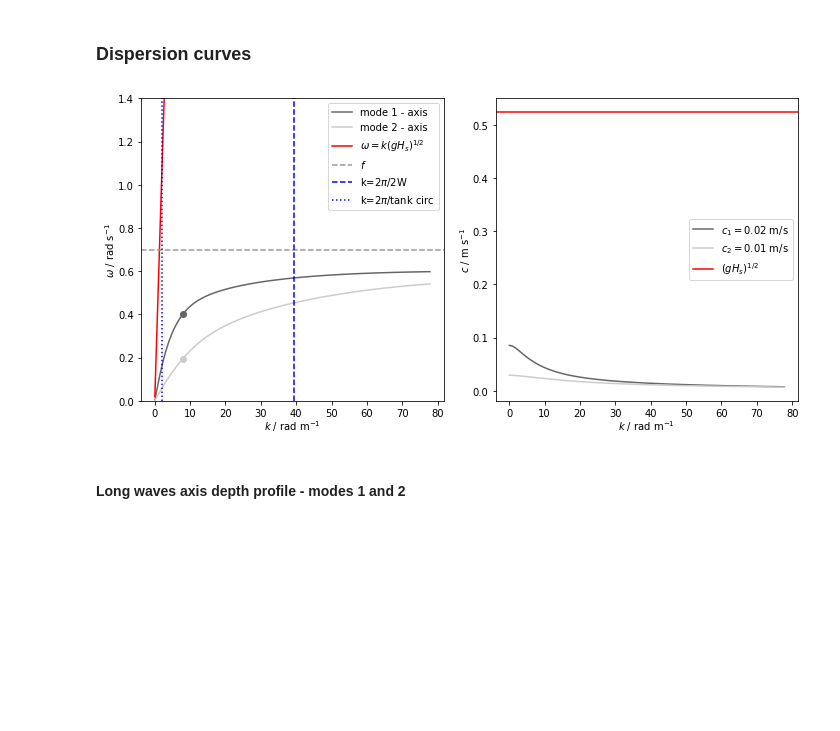
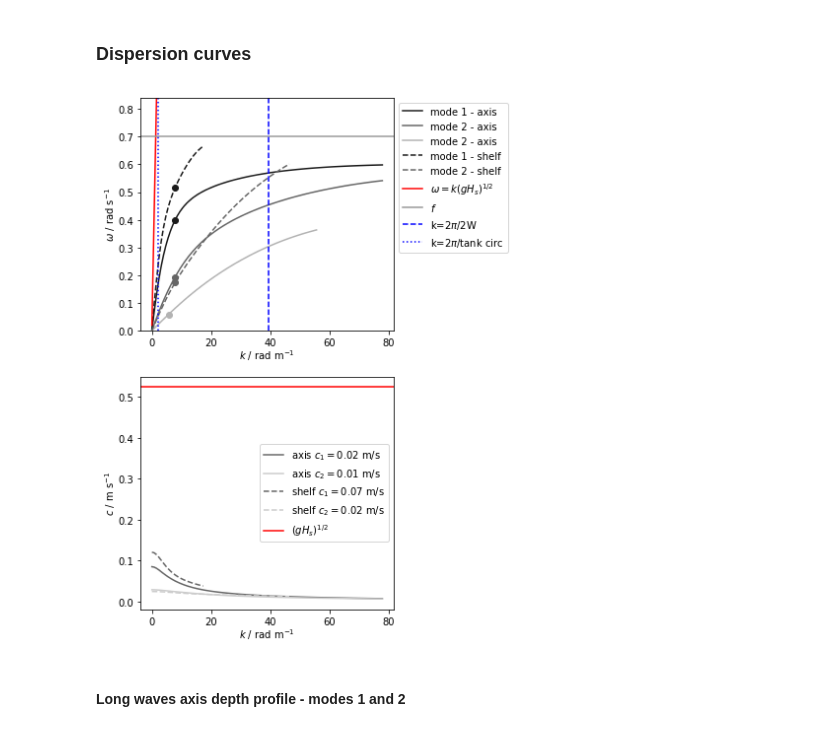
Before and after one commit to UBC-MOAD/MultipleCanyons, a Jupyter notebook: CTWs/notebooks/DYE01_modes.ipynb, the cells around one changed output. Drawn from its saved outputs; the diff is of its cells as text; code cells hidden in the pictures; blank space fills up the shorter version.

Commit message:
added mode 3 dispersion curve

```diff
--- a/CTWs/notebooks/DYE01_modes.ipynb
+++ b/CTWs/notebooks/DYE01_modes.ipynb
@@ -96,46 +96,69 @@ Hs = 0.028  # m shelf break depth
 f = 0.7  # inertial frequency
 W = 0.08
 diam = 1 # m, tank diameter
 
-data_mode1 = pd.read_csv('../dispc_LabAxis_DYE01_mode1.dat', delim_whitespace=True,
+data_mode1 = pd.read_csv('model_output/dispc_LabAxis_DYE01_mode1.dat', delim_whitespace=True,
                          header=None, names=['wavenum', 'freq', 'perturbation'])
-data_mode2 = pd.read_csv('../dispc_LabAxis_DYE01_mode2.dat', delim_whitespace=True,
+data_mode2 = pd.read_csv('model_output/dispc_LabAxis_DYE01_mode2.dat', delim_whitespace=True,
+                         header=None, names=['wavenum', 'freq', 'perturbation'])
+data_mode3 = pd.read_csv('model_output/dispc_LabAxis_DYE01_mode3.dat', delim_whitespace=True,
+                         header=None, names=['wavenum', 'freq', 'perturbation'])
+data_mode1sh = pd.read_csv('model_output/dispc_LabShelf_DYE01_mode1.dat', delim_whitespace=True,
+                         header=None, names=['wavenum', 'freq', 'perturbation'])
+data_mode2sh = pd.read_csv('model_output/dispc_LabShelf_DYE01_mode2.dat', delim_whitespace=True,
                          header=None, names=['wavenum', 'freq', 'perturbation'])
 
 omega1 = data_mode1['freq']
 omega2 = data_mode2['freq']
+omega3 = data_mode3['freq']
+omega1sh = data_mode1sh['freq']
+omega2sh = data_mode2sh['freq']
 
 k1 = data_mode1['wavenum']*100
 k2 = data_mode2['wavenum']*100
+k3 = data_mode3['wavenum']*100
+k1sh = data_mode1sh['wavenum']*100
+k2sh = data_mode2sh['wavenum']*100
 
-fig1, (ax0, ax1) = plt.subplots(1, 2, figsize=(10, 5))
-ax0.plot(k1, omega1, '-', color='0.4', label='mode 1 - axis')
-ax0.plot(k1[10], omega1[10], 'o', color='0.4')
-ax0.plot(k2, omega2, '-', color='0.8', label='mode 2 - axis')
-ax0.plot(k2[10], omega2[10], 'o', color='0.8')
+fig1, (ax0, ax1) = plt.subplots(2, 1, figsize=(6, 8))
+ax0.plot(k1, omega1, '-', color='0.1', label='mode 1 - axis')
+ax0.plot(k1[10], omega1[10], 'o', color='0.1')
+ax0.plot(k2, omega2, '-', color='0.4', label='mode 2 - axis')
+ax0.plot(k2[10], omega2[10], 'o', color='0.4')
+ax0.plot(k3, omega3, '-', color='0.7', label='mode 3 - axis')
+ax0.plot(k3[10], omega3[10], 'o', color='0.7')
+
+ax0.plot(k1sh, omega1sh, '--', color='0.1', label='mode 1 - shelf')
+ax0.plot(k1sh[10], omega1sh[10], 'o', color='0.1')
+ax0.plot(k2sh, omega2sh, '--', color='0.4', label='mode 2 - shelf')
+ax0.plot(k2sh[10], omega2sh[10], 'o', color='0.4')
 
 ax0.plot(k1, (k1*(g*Hs)**0.5), 'r-', label=r'$\omega=k(gH_s)^{1/2}$')
-ax0.axhline(f, linestyle='--', color='0.6', label='$f$')
+ax0.axhline(f, linestyle='-', color='0.6', label='$f$')
 ax0.axvline((2*np.pi)/(2*W), linestyle='--', color='blue',label=r'k=2$\pi$/2W')
 ax0.axvline((2*np.pi)/(np.pi*diam), linestyle=':', color='blue',label=r'k=2$\pi$/tank circ')
 
 ax1.plot(k1, omega1/k1, '-', color='0.4',
-         label='$c_1=$%1.2f m/s' % (np.mean(omega1/k1)))
+         label='axis $c_1=$%1.2f m/s' % (np.mean(omega1/k1)))
 ax1.plot(k2, omega2/k2, '-', color='0.8',
-         label='$c_2=$%1.2f m/s' % (np.mean(omega2/k2)))
+         label='axis $c_2=$%1.2f m/s' % (np.mean(omega2/k2)))
+ax1.plot(k1sh, omega1sh/k1sh, '--', color='0.4',
+         label='shelf $c_1=$%1.2f m/s' % (np.mean(omega1sh/k1sh)))
+ax1.plot(k2sh, omega2sh/k2sh, '--', color='0.8',
+         label='shelf $c_2=$%1.2f m/s' % (np.mean(omega2sh/k2sh)))
 ax1.axhline((g*Hs)**0.5, linestyle='-', color='red', label='$(gH_s)^{1/2}$')
 
 ax0.set_xlabel(r'$k$ / rad m$^{-1}$', labelpad=0.1)
 ax1.set_xlabel(r'$k$ / rad m$^{-1}$', labelpad=0.1)
 ax0.set_ylabel(r'$\omega$ / rad s$^{-1}$', labelpad=0.1)
 ax1.set_ylabel(r'$c$ / m s$^{-1}$', labelpad=-0.1)
-ax0.set_ylim(0, f*2)
-ax0.legend()
+ax0.set_ylim(0, f*1.2)
+ax0.legend(bbox_to_anchor=(1,1))
 ax1.legend()
 plt.tight_layout()
 #plt.savefig('../figures/disp_curve_AST.png', format='png', bbox_inches='tight')
 # %% [output]
-[figure, old version]
+[figure, new version]
 # %% [markdown]
 #### Long waves axis depth profile - modes 1 and 2
 # %%
```
Also changed, not shown: parts of 10 cells of this notebook, 1 other file.
